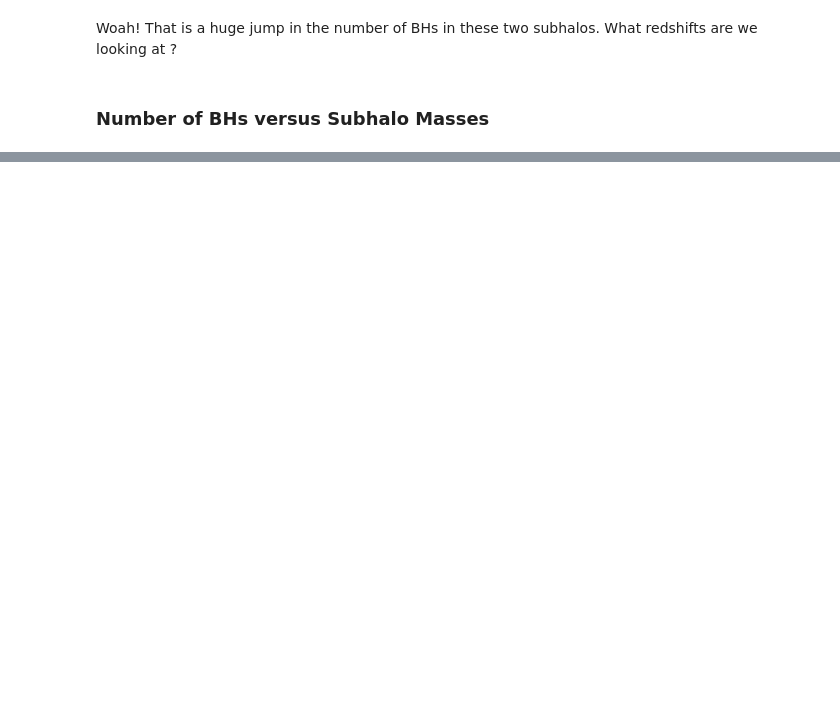
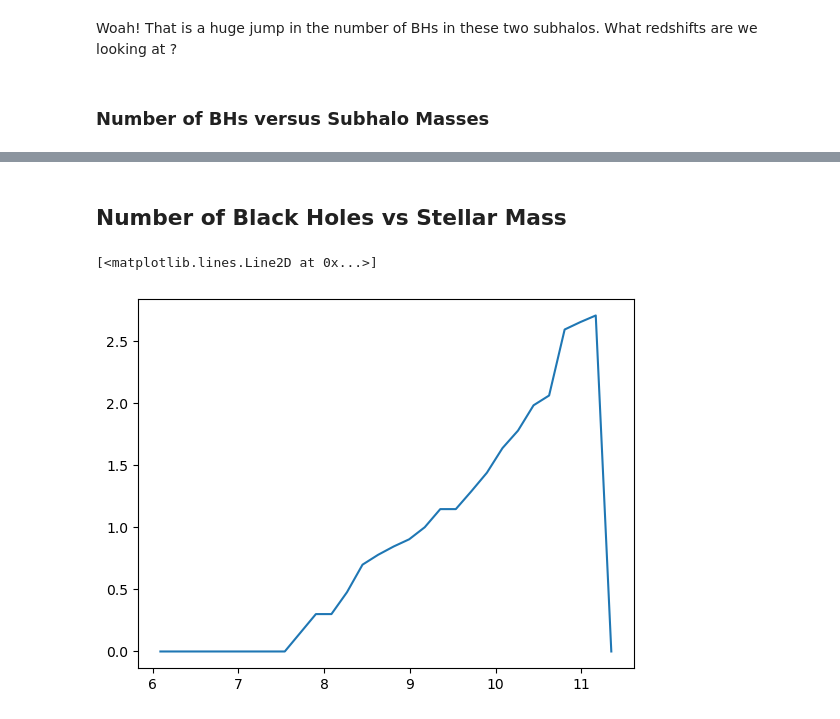
Before and after one commit to pranav-satheesh/wandering_bhs, a Jupyter notebook: Notebooks/Getting_started.ipynb, the cells around one changed output, grey strips where cells are left out. Drawn from its saved outputs; the diff is of its cells as text; code cells hidden in the pictures; blank space fills up the shorter version.

Commit message:
plot started on nbh vs stellar

```diff
--- a/Notebooks/Getting_started.ipynb
+++ b/Notebooks/Getting_started.ipynb
@@ -182,0 +210,4 @@ Pick a redshift and get all the subhalo masses and their respective number of BH
+# %%
+# Compared to redshift ~ 0.2 (snapshot 30)
+n_bh_arr_snap30 = brahma.groupcat.loadSubhalos(Brahma_sim_file, 30, fields="SubhaloLenType")[:, 5]
+subhalo_mass_snap30 = brahma.groupcat.loadSubhalos(Brahma_sim_file, 30, fields="SubhaloMass")
@@ -182,0 +219,7 @@ Pick a redshift and get all the subhalo masses and their respective number of BH
+# %%
+for i in [3, 4, 5, 6]:
+    plt.scatter(np.log10(brahma.groupcat.loadSubhalos(Brahma_sim_file, 5*i, fields="SubhaloMass"))+10, np.log(brahma.groupcat.loadSubhalos(Brahma_sim_file, 5*i, fields="SubhaloLenType")[:, 5]), s=5, label=str(5*i))
+plt.xlabel(r"$\log_{10}(M_{\rm halo} [M_{\odot}])$")
+plt.ylabel(r"$\log_{10}(N_{\rm BH})$")
+plt.legend()
+plt.title("#BH to Halo Mass by snapshot (in fives)")
@@ -182,0 +228,27 @@ Pick a redshift and get all the subhalo masses and their respective number of BH
+# %% [markdown]
+## Number of Black Holes vs Stellar Mass
+# %%
+def filter_arrays(snapshot, num_bins):
+    stellar_mass = brahma.groupcat.loadSubhalos(Brahma_sim_file, snapshot, fields="SubhaloMassType")[:,4]
+    nonzero_indices = np.where(stellar_mass>1e-4)
+    stellar_mass_log = np.log10(stellar_mass[nonzero_indices])+10
+    nbh_nonzero_log = np.log10((brahma.groupcat.loadSubhalos(Brahma_sim_file, snapshot, fields="SubhaloLenType")[:, 5])[nonzero_indices])
+    bins = np.linspace(stellar_mass_log.min(), stellar_mass_log.max(), num_bins+1)
+    return bins, stellar_mass_log, nbh_nonzero_log
+# %%
+def med_nbh_vs_stellar_at_snap(snapshot, num_bins):
+    bins, stellar_mass_log, nbh_nonzero_log = filter_arrays(snapshot, num_bins)
+    medians = np.empty(num_bins)
+    fifths = np.empty(num_bins)
+    ninety_fifths = np.empty(num_bins)
+    for i in range(num_bins):
+        binset = nbh_nonzero_log[np.where(np.logical_and(bins[i]<stellar_mass_log, stellar_mass_log<bins[i+1]))]
+        if binset.size == 0:
+            medians[i] = 0
+            fifths[i] = 0
+            ninety_fifths[i] = 0
+        else:
+            medians[i] = np.median(binset)
+            fifths[i] = np.percentile(binset, 5)
+            ninety_fifths[i] = np.percentile(binset, 95)
+    return (bins[1:]+bins[:-1])/2, medians, fifths, ninety_fifths
@@ -182,0 +269,6 @@ Pick a redshift and get all the subhalo masses and their respective number of BH
+# %%
+snap32bins, snap32meds, snap32fp, snap32nfp = med_nbh_vs_stellar_at_snap(32, 30)
+plt.plot(snap32bins, snap32meds)
+# %% [output]
+[<matplotlib.lines.Line2D at 0x...>]
+[figure, added]
```
Also changed, not shown: parts of 23 cells of this notebook.
